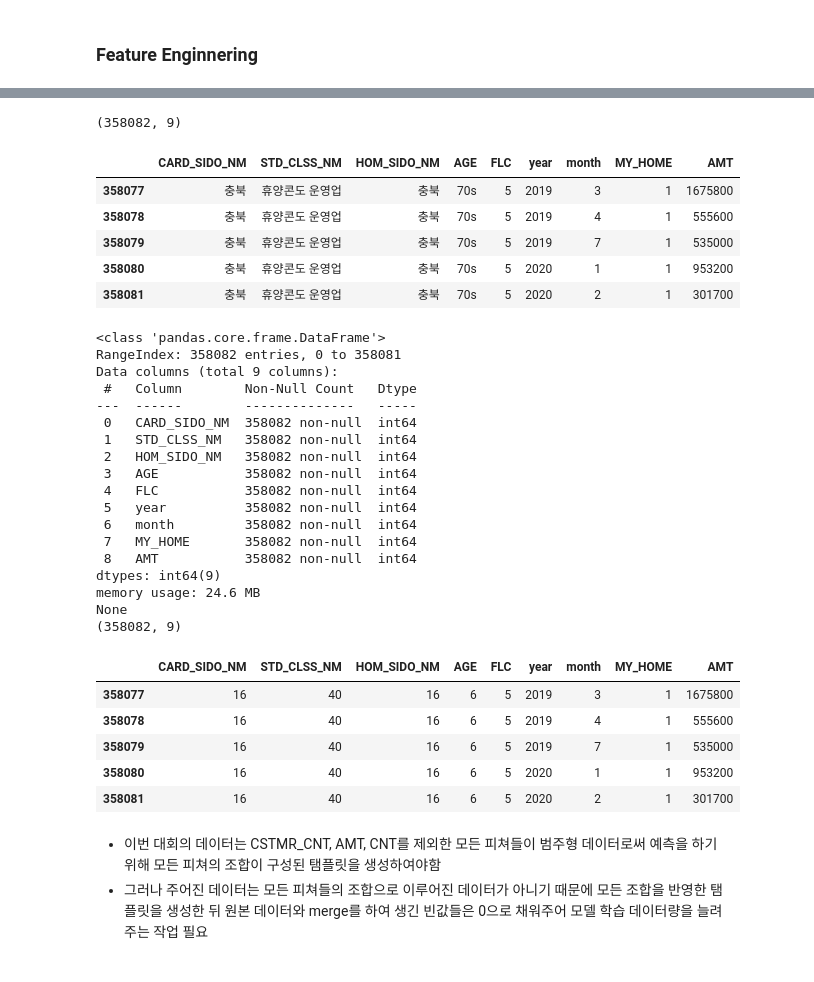
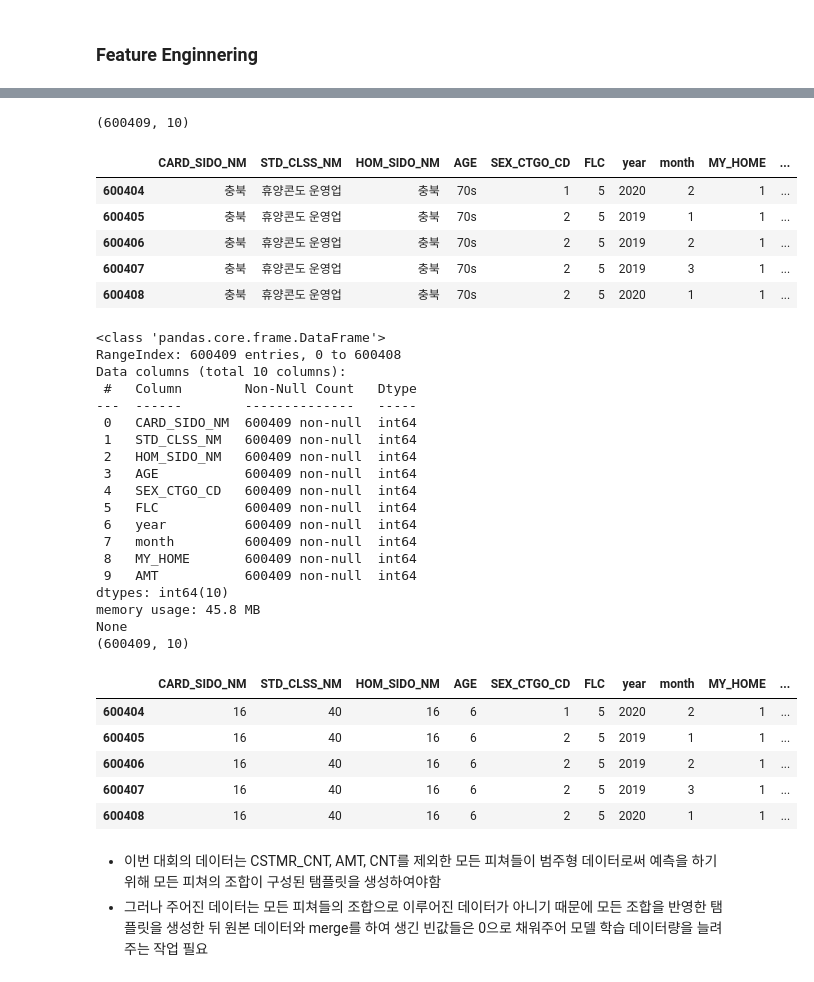
Before and after one commit to kim-bo-saeng/dacon_jeju, a Jupyter notebook: jeju_data_analysis.ipynb, the cells around one changed output, grey strips where cells are left out. Drawn from its saved outputs; the diff is of its cells as text; code cells hidden in the pictures.

```diff
--- a/jeju_data_analysis.ipynb
+++ b/jeju_data_analysis.ipynb
@@ -408,0 +304,12 @@ None
+# %%
+# 데이터 정제
+df = temp_data.copy()
+
+df = df.drop(['CARD_CCG_NM', 'HOM_CCG_NM','CSTMR_CNT', 'CNT'], axis = 1)
+columns = ['CARD_SIDO_NM', 'STD_CLSS_NM', 'HOM_SIDO_NM', 'AGE', 'SEX_CTGO_CD',	'FLC', 'year',	'month']
+
+df = df.groupby(columns).sum().reset_index(drop=False)
+
+print(df.info())
+print(df.shape)
+df.head()
@@ -409,19 +341,19 @@ None
 # %%
 # MY_HOME 피쳐 생성
 df.loc[df['CARD_SIDO_NM'] == df['HOM_SIDO_NM'], 'MY_HOME'] = 1
 df.loc[df['CARD_SIDO_NM'] != df['HOM_SIDO_NM'], 'MY_HOME'] = 0
 df['MY_HOME'] = df['MY_HOME'].astype(int)
-df = df[['CARD_SIDO_NM',	'STD_CLSS_NM',	'HOM_SIDO_NM',	'AGE', 'FLC','year',	'month',	'MY_HOME' ,'AMT']]
+df = df[['CARD_SIDO_NM',	'STD_CLSS_NM',	'HOM_SIDO_NM',	'AGE', 'SEX_CTGO_CD', 'FLC', 'year',	'month', 'MY_HOME' ,'AMT']]
 print(df.shape)
 df.tail()
 # %% [output]
-(358082, 9)
+(600409, 10)
-|  | CARD_SIDO_NM | STD_CLSS_NM | HOM_SIDO_NM | AGE | FLC | year | month | MY_HOME | AMT |
-| 358077 | 충북 | 휴양콘도 운영업 | 충북 | 70s | 5 | 2019 | 3 | 1 | 1675800 |
-| 358078 | 충북 | 휴양콘도 운영업 | 충북 | 70s | 5 | 2019 | 4 | 1 | 555600 |
-| 358079 | 충북 | 휴양콘도 운영업 | 충북 | 70s | 5 | 2019 | 7 | 1 | 535000 |
-| 358080 | 충북 | 휴양콘도 운영업 | 충북 | 70s | 5 | 2020 | 1 | 1 | 953200 |
-| 358081 | 충북 | 휴양콘도 운영업 | 충북 | 70s | 5 | 2020 | 2 | 1 | 301700 |
+|  | CARD_SIDO_NM | STD_CLSS_NM | HOM_SIDO_NM | AGE | SEX_CTGO_CD | FLC | year | month | MY_HOME | ... |
+| 600404 | 충북 | 휴양콘도 운영업 | 충북 | 70s | 1 | 5 | 2020 | 2 | 1 | ... |
+| 600405 | 충북 | 휴양콘도 운영업 | 충북 | 70s | 2 | 5 | 2019 | 1 | 1 | ... |
+| 600406 | 충북 | 휴양콘도 운영업 | 충북 | 70s | 2 | 5 | 2019 | 2 | 1 | ... |
+| 600407 | 충북 | 휴양콘도 운영업 | 충북 | 70s | 2 | 5 | 2019 | 3 | 1 | ... |
+| 600408 | 충북 | 휴양콘도 운영업 | 충북 | 70s | 2 | 5 | 2020 | 1 | 1 | ... |
 # %%
 # 인코딩
 dtypes = df.dtypes
@@ -443,29 +375,30 @@ print(df.shape)
 df_num.tail()
 # %% [output]
 <class 'pandas.core.frame.DataFrame'>
-RangeIndex: 358082 entries, 0 to 358081
-Data columns (total 9 columns):
+RangeIndex: 600409 entries, 0 to 600408
+Data columns (total 10 columns):
  #   Column        Non-Null Count   Dtype
 ---  ------        --------------   -----
- 0   CARD_SIDO_NM  358082 non-null  int64
- 1   STD_CLSS_NM   358082 non-null  int64
- 2   HOM_SIDO_NM   358082 non-null  int64
- 3   AGE           358082 non-null  int64
- 4   FLC           358082 non-null  int64
- 5   year          358082 non-null  int64
- 6   month         358082 non-null  int64
- 7   MY_HOME       358082 non-null  int64
- 8   AMT           358082 non-null  int64
-dtypes: int64(9)
-memory usage: 24.6 MB
+ 0   CARD_SIDO_NM  600409 non-null  int64
+ 1   STD_CLSS_NM   600409 non-null  int64
+ 2   HOM_SIDO_NM   600409 non-null  int64
+ 3   AGE           600409 non-null  int64
+ 4   SEX_CTGO_CD   600409 non-null  int64
+ 5   FLC           600409 non-null  int64
+ 6   year          600409 non-null  int64
+ 7   month         600409 non-null  int64
+ 8   MY_HOME       600409 non-null  int64
+ 9   AMT           600409 non-null  int64
+dtypes: int64(10)
+memory usage: 45.8 MB
 None
-(358082, 9)
+(600409, 10)
-|  | CARD_SIDO_NM | STD_CLSS_NM | HOM_SIDO_NM | AGE | FLC | year | month | MY_HOME | AMT |
-| 358077 | 16 | 40 | 16 | 6 | 5 | 2019 | 3 | 1 | 1675800 |
-| 358078 | 16 | 40 | 16 | 6 | 5 | 2019 | 4 | 1 | 555600 |
-| 358079 | 16 | 40 | 16 | 6 | 5 | 2019 | 7 | 1 | 535000 |
-| 358080 | 16 | 40 | 16 | 6 | 5 | 2020 | 1 | 1 | 953200 |
-| 358081 | 16 | 40 | 16 | 6 | 5 | 2020 | 2 | 1 | 301700 |
+|  | CARD_SIDO_NM | STD_CLSS_NM | HOM_SIDO_NM | AGE | SEX_CTGO_CD | FLC | year | month | MY_HOME | ... |
+| 600404 | 16 | 40 | 16 | 6 | 1 | 5 | 2020 | 2 | 1 | ... |
+| 600405 | 16 | 40 | 16 | 6 | 2 | 5 | 2019 | 1 | 1 | ... |
+| 600406 | 16 | 40 | 16 | 6 | 2 | 5 | 2019 | 2 | 1 | ... |
+| 600407 | 16 | 40 | 16 | 6 | 2 | 5 | 2019 | 3 | 1 | ... |
+| 600408 | 16 | 40 | 16 | 6 | 2 | 5 | 2020 | 1 | 1 | ... |
 # %% [markdown]
 - 이번 대회의 데이터는 CSTMR_CNT, AMT, CNT를 제외한 모든 피쳐들이 범주형 데이터로써 예측을 하기 위해 모든 피쳐의 조합이 구성된 탬플릿을 생성하여야함
 - 그러나 주어진 데이터는 모든 피쳐들의 조합으로 이루어진 데이터가 아니기 때문에 모든 조합을 반영한 탬플릿을 생성한 뒤 원본 데이터와 merge를 하여 생긴 빈값들은 0으로 채워주어 모델 학습 데이터량을 늘려주는 작업 필요
```
Also changed, not shown: parts of 25 cells of this notebook.
